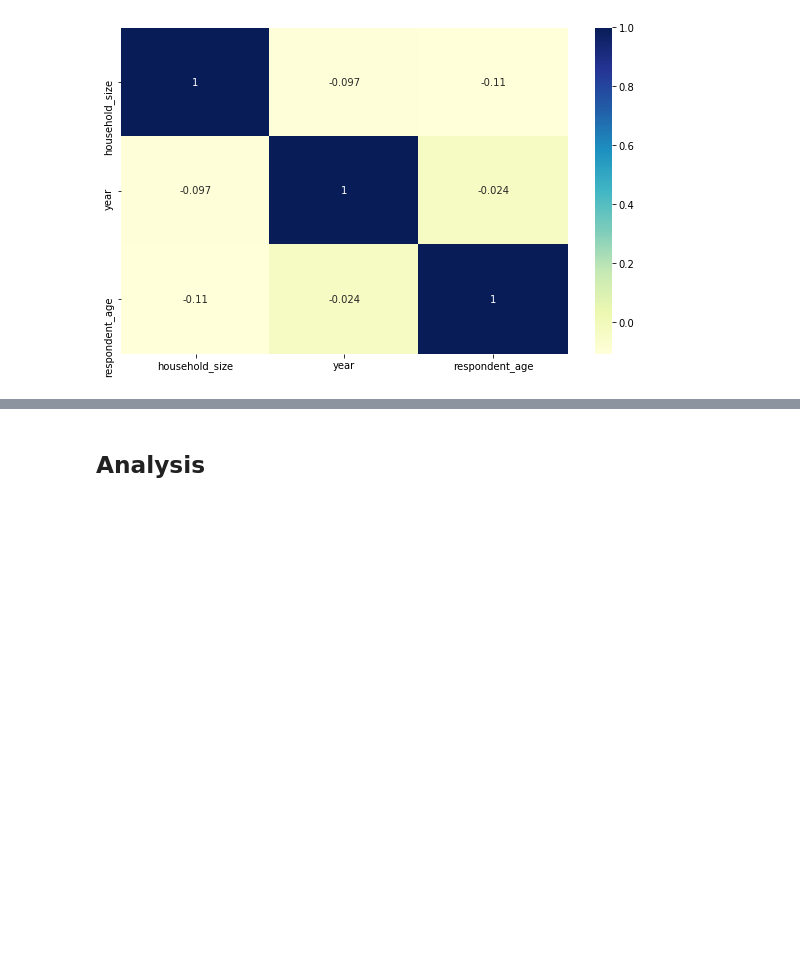
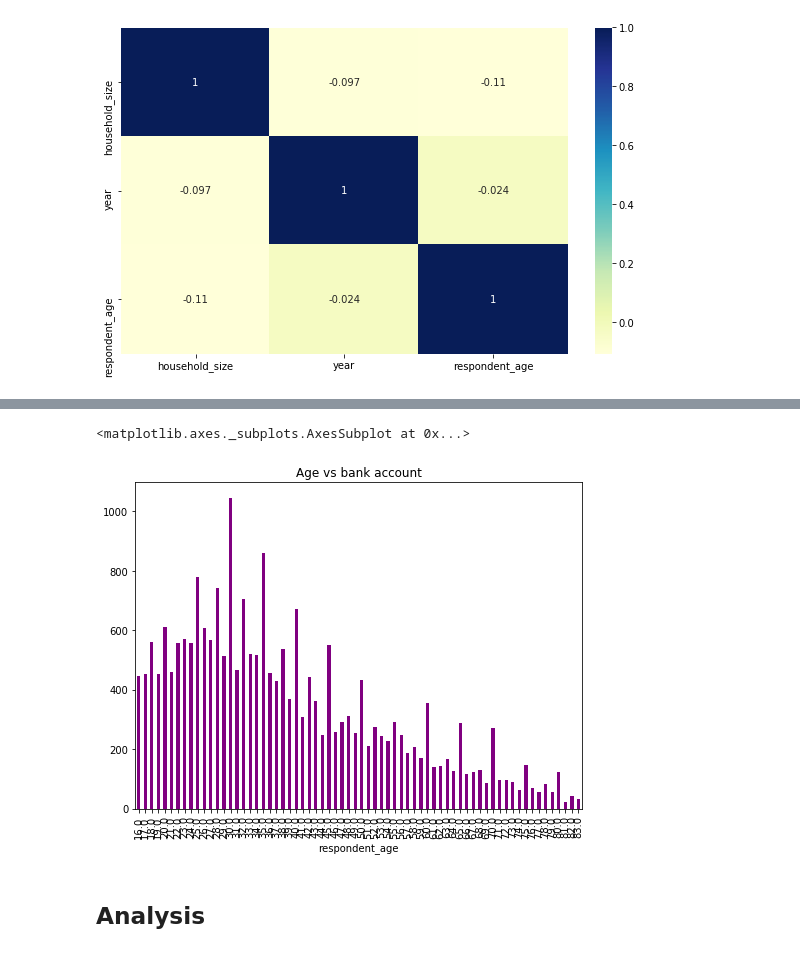
Before and after one commit to StephanieO-jpg/Core-IP2, a Jupyter notebook: Moringa_Data_Science_Core_W2_Independent_Project_2019_12_Stephanie_Omwanda.ipynb, the cells around one changed output, grey strips where cells are left out. Drawn from its saved outputs; the diff is of its cells as text; code cells hidden in the pictures; blank space fills up the shorter version.

```diff
--- a/Moringa_Data_Science_Core_W2_Independent_Project_2019_12_Stephanie_Omwanda.ipynb
+++ b/Moringa_Data_Science_Core_W2_Independent_Project_2019_12_Stephanie_Omwanda.ipynb
@@ -315,2 +331,10 @@ sns.heatmap(cm, annot=True, cmap = 'YlGnBu')
+# %%
+# checking relation of marital status and head of household to ownership of a bank account
+fin=finance2.groupby (['respondent_age'])['has_a_bank_account'].count()
+plt.title('Age vs bank account')
+fin.plot(kind='bar',  color='purple', figsize=(8, 6), stacked=True)
+# %% [output]
+<matplotlib.axes._subplots.AxesSubplot at 0x...>
+[figure, added]
 # %% [markdown]
 ## Analysis
```
Also changed, not shown: parts of 2 cells of this notebook.
